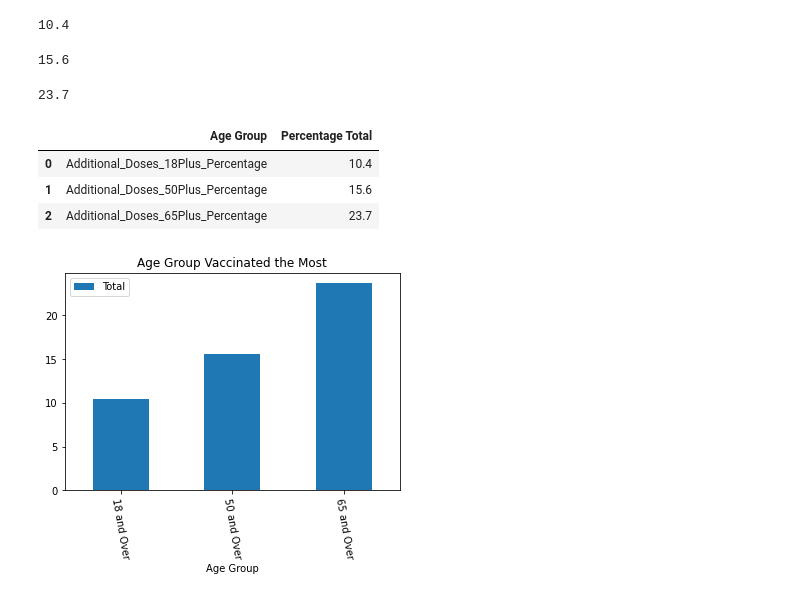
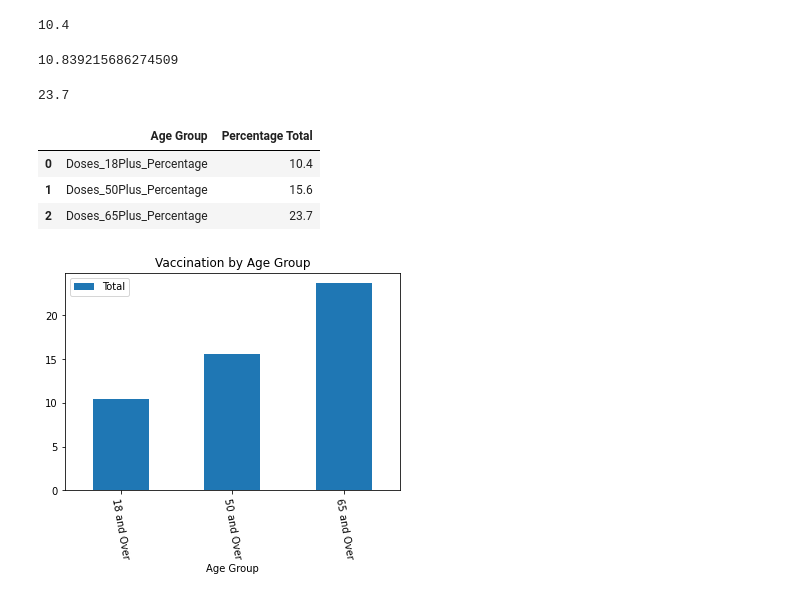
Before and after one commit to Ramsha2025/US-Vaccine-Tracker-Challenge, a Jupyter notebook: US-Vaccine-Tracker.ipynb, the cells around one changed output. Cells and saved outputs as stored; diff of their text form; code cells hidden in the pictures.

```diff
--- a/US-Vaccine-Tracker.ipynb
+++ b/US-Vaccine-Tracker.ipynb
@@ -468,9 +477,9 @@ Additional_Doses_18Plus_Percentage
 Additional_Doses_50Plus_Percentage=(manufacturer_df["Additional_Doses_50Plus_Percentage"]).max()
 Additional_Doses_50Plus_Percentage=(manufacturer_df["Additional_Doses_50Plus_Percentage"]).max()
 # %%
-Additional_Doses_50Plus_Percentage
+Additional_Doses_50Plus_Percentage2
 # %% [output]
-15.6
+10.839215686274509
 # %%
 Additional_Doses_65Plus_Percentage=(manufacturer_df["Additional_Doses_65Plus_Percentage"]).max()
 Additional_Doses_65Plus_Percentage=(manufacturer_df["Additional_Doses_65Plus_Percentage"]).max()
@@ -479,29 +488,30 @@ Additional_Doses_65Plus_Percentage
 # %% [output]
 23.7
 # %%
-data = [['Additional_Doses_18Plus_Percentage', 10.4], ['Additional_Doses_50Plus_Percentage', 15.6], ['Additional_Doses_65Plus_Percentage', 23.7]]
+data = [['Doses_18Plus_Percentage', 10.4], ['Doses_50Plus_Percentage', 15.6], ['Doses_65Plus_Percentage', 23.7]]
 df = pd.DataFrame(data, columns = ['Age Group', 'Percentage Total'])
 df
 # %% [output]
 |  | Age Group | Percentage Total |
-| 0 | Additional_Doses_18Plus_Percentage | 10.4 |
-| 1 | Additional_Doses_50Plus_Percentage | 15.6 |
-| 2 | Additional_Doses_65Plus_Percentage | 23.7 |
+| 0 | Doses_18Plus_Percentage | 10.4 |
+| 1 | Doses_50Plus_Percentage | 15.6 |
+| 2 | Doses_65Plus_Percentage | 23.7 |
 # %%
 data = {"Age Group":["18 and Over", "50 and Over", "65 and Over"],
 
         "Total":[10.4,15.6,23.7]
 
         };
 
 # Dictionary loaded into a DataFrame
 
 dataFrame = pd.DataFrame(data=data);
 
 
 
 # Draw a vertical bar chart
 
-dataFrame.plot.bar(x="Age Group", y="Total", rot=1000, title="Age Group Vaccinated the Most");
+dataFrame.plot.bar(x="Age Group", y="Total", rot=1000, title="Vaccination by Age Group");
+plt.savefig("Visualizations/Vaccination by Age Group.png")
 # %% [output]
-[figure, old version]
+[figure, new version]
```
Also changed, not shown: parts of 14 cells of this notebook, 9 other files.
